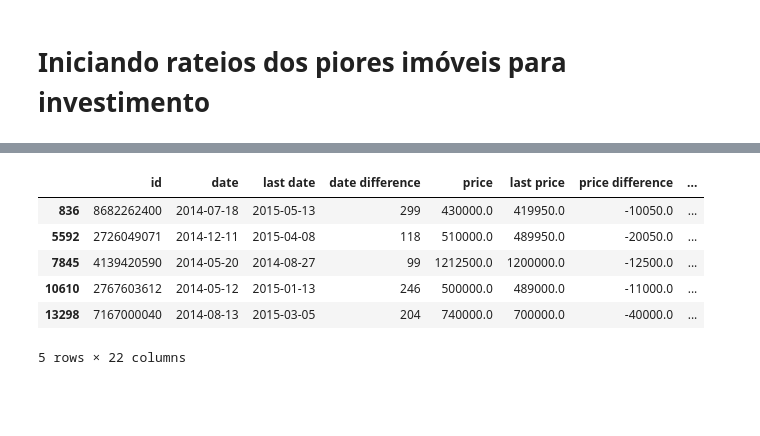
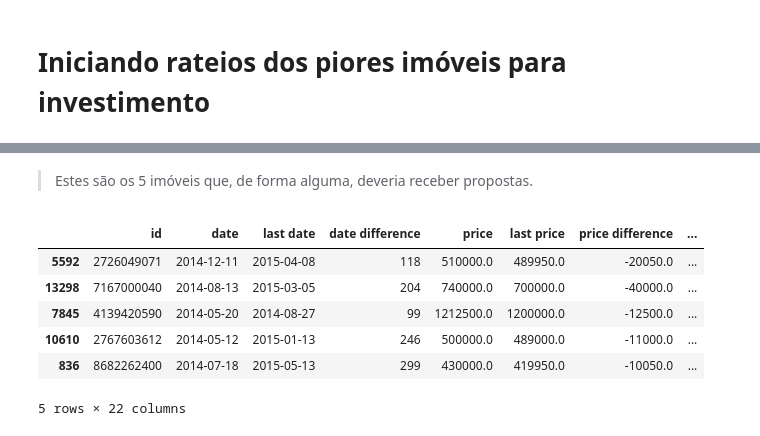
Before and after one commit to michellssgui22/PROJETOS_ESTUDO_DATASCIENCE, a Jupyter notebook: Mini_Projeto_Roof_Imoveis.ipynb, the cells around one changed output, grey strips where cells are left out. Drawn from its saved outputs; the diff is of its cells as text; code cells hidden in the pictures; blank space fills up the shorter version.

```diff
--- a/Mini_Projeto_Roof_Imoveis.ipynb
+++ b/Mini_Projeto_Roof_Imoveis.ipynb
@@ -603,10 +621,12 @@ df_desvalorizados
+# %% [markdown]
+> Estes são os 5 imóveis que, de forma alguma, deveria receber propostas.
 # %%
-df_desvalorizados[df_desvalorizados['price difference']<0].head(5)
+df_desvalorizados[df_desvalorizados['price difference']<0].head(5).sort_values(by=['valorization per day'])
 # %% [output]
 |  | id | date | last date | date difference | price | last price | price difference | ... |
-| 836 | 8682262400 | 2014-07-18 | 2015-05-13 | 299 | 430000.0 | 419950.0 | -10050.0 | ... |
 | 5592 | 2726049071 | 2014-12-11 | 2015-04-08 | 118 | 510000.0 | 489950.0 | -20050.0 | ... |
+| 13298 | 7167000040 | 2014-08-13 | 2015-03-05 | 204 | 740000.0 | 700000.0 | -40000.0 | ... |
 | 7845 | 4139420590 | 2014-05-20 | 2014-08-27 | 99 | 1212500.0 | 1200000.0 | -12500.0 | ... |
 | 10610 | 2767603612 | 2014-05-12 | 2015-01-13 | 246 | 500000.0 | 489000.0 | -11000.0 | ... |
-| 13298 | 7167000040 | 2014-08-13 | 2015-03-05 | 204 | 740000.0 | 700000.0 | -40000.0 | ... |
+| 836 | 8682262400 | 2014-07-18 | 2015-05-13 | 299 | 430000.0 | 419950.0 | -10050.0 | ... |
 5 rows × 22 columns
```
Also changed, not shown: parts of 29 cells of this notebook.
